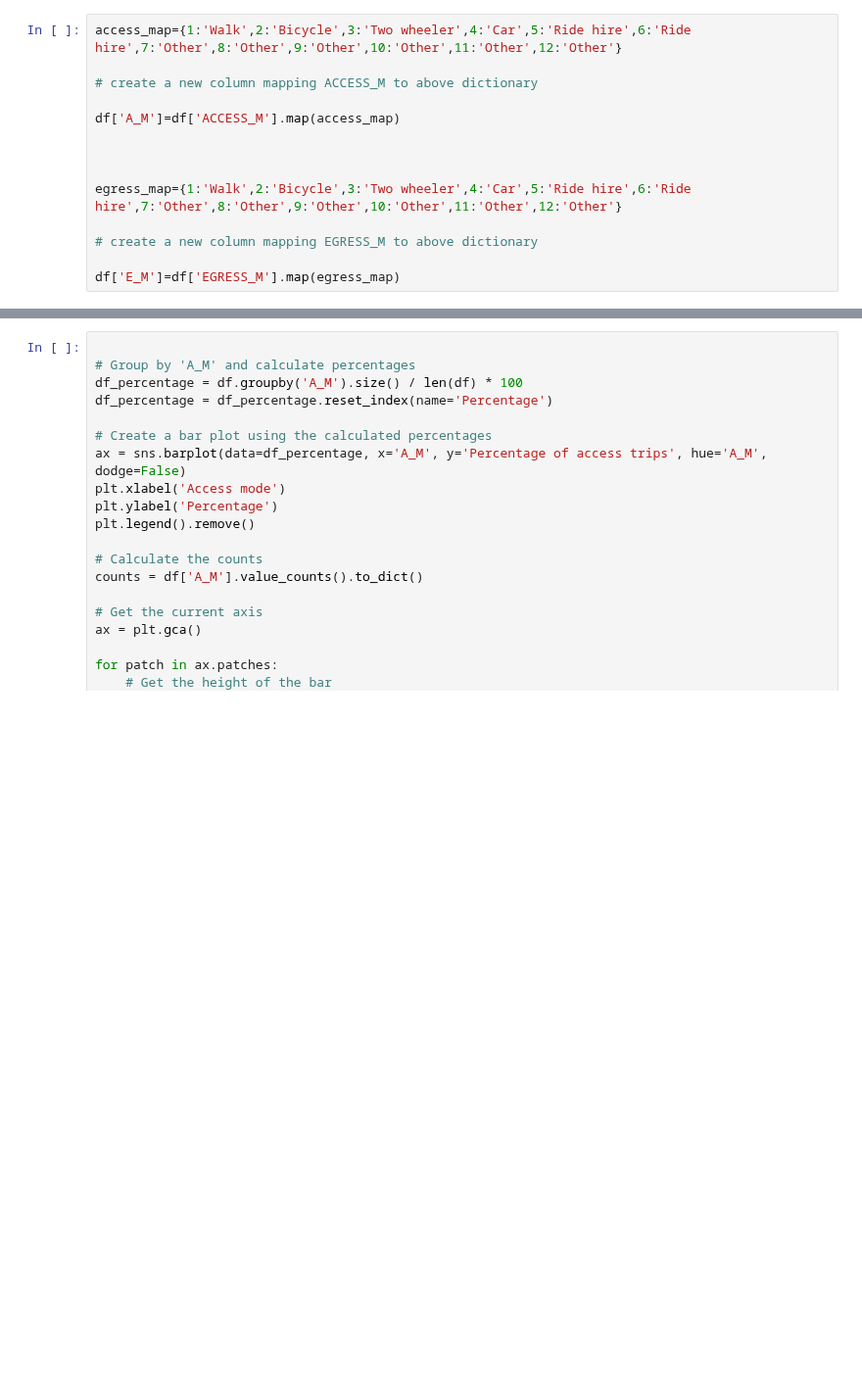
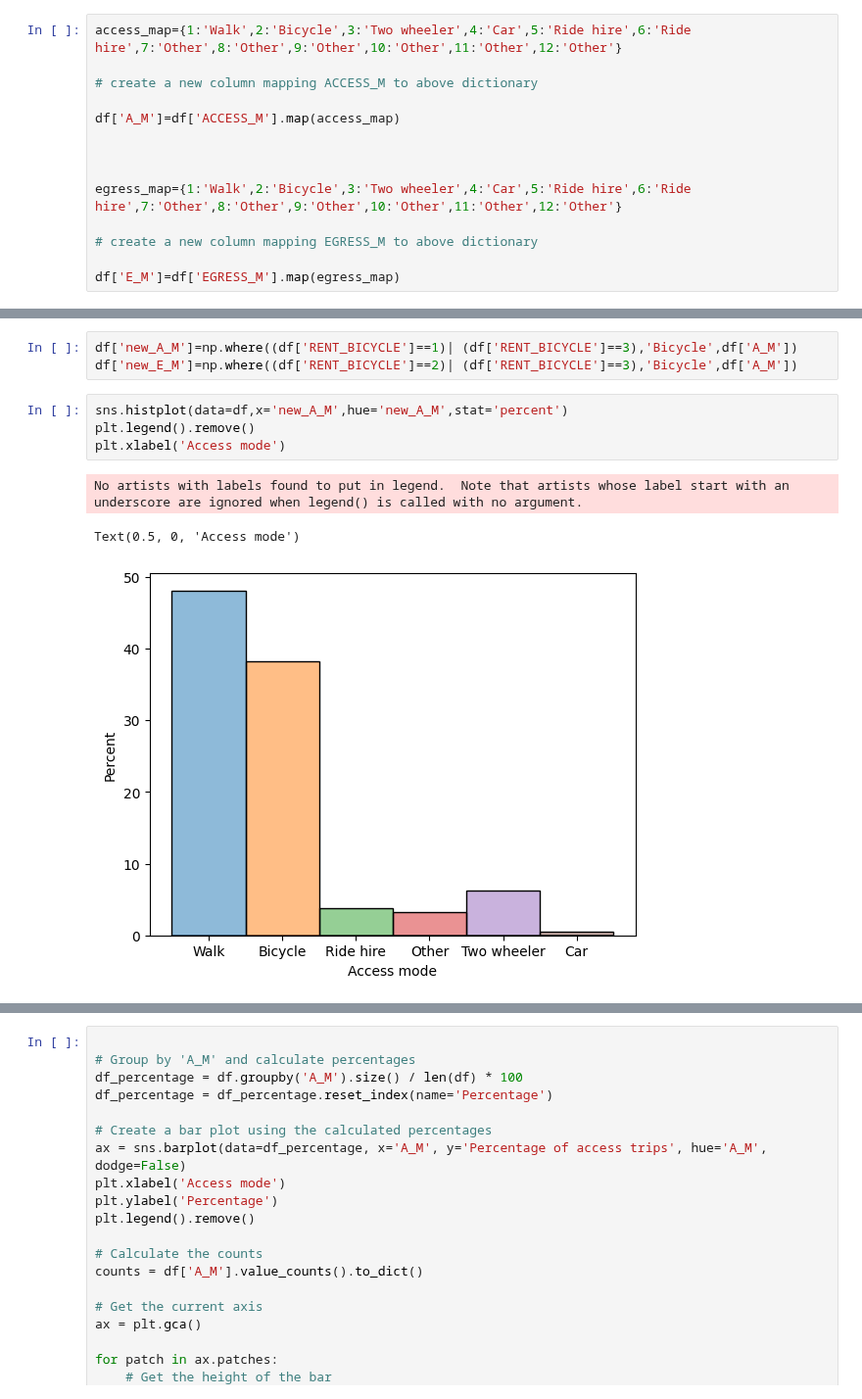
Before and after one commit to Gavaskar24/Metro, a Jupyter notebook: EDA.ipynb, the cells around one changed output, grey strips where cells are left out. Shown at 98% size. Saved outputs shown, nothing was run; the diff lists cells and outputs as text; blank space fills up the shorter version.

```diff
--- a/EDA.ipynb
+++ b/EDA.ipynb
@@ -1725,0 +1732,11 @@ Text(0.5, 0, 'Access mode')
+# %%
+df['new_A_M']=np.where((df['RENT_BICYCLE']==1)| (df['RENT_BICYCLE']==3),'Bicycle',df['A_M'])
+df['new_E_M']=np.where((df['RENT_BICYCLE']==2)| (df['RENT_BICYCLE']==3),'Bicycle',df['A_M'])
+# %%
+sns.histplot(data=df,x='new_A_M',hue='new_A_M',stat='percent')
+plt.legend().remove()
+plt.xlabel('Access mode')
+# %% [output]
+No artists with labels found to put in legend.  Note that artists whose label start with an underscore are ignored when legend() is called with no argument.
+Text(0.5, 0, 'Access mode')
+[figure, added]
```
Also changed, not shown: parts of 8 cells of this notebook, 3 other files.
